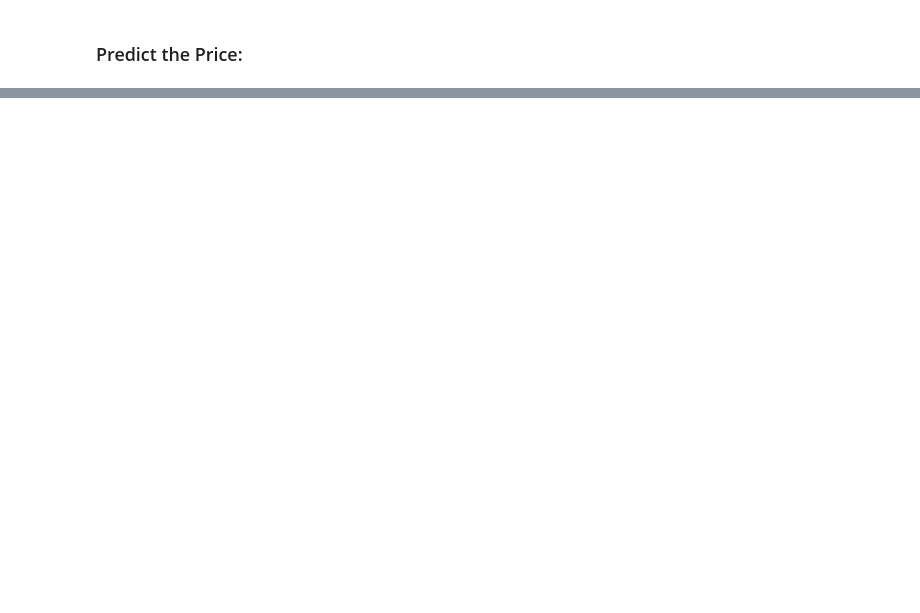
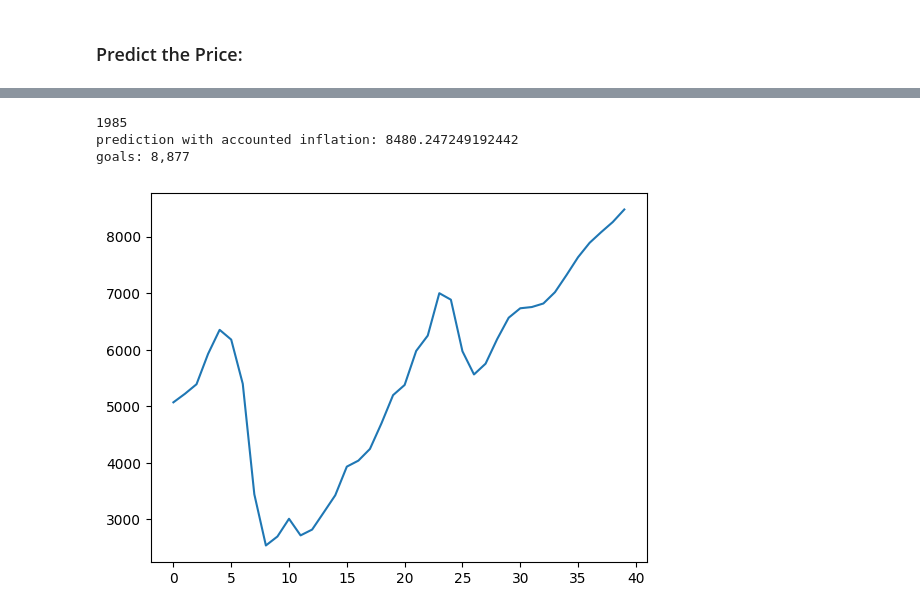
Before and after one commit to JensH-2157843/AML_Project, a Jupyter notebook: src/neural_networks/Price_prediction.ipynb, the cells around one changed output, grey strips where cells are left out. Saved outputs shown, nothing was run; the diff lists cells and outputs as text; code cells hidden in the pictures; blank space fills up the shorter version.

Commit message:
price prediction function written

```diff
--- a/src/neural_networks/Price_prediction.ipynb
+++ b/src/neural_networks/Price_prediction.ipynb
@@ -68,2 +213,11 @@ class LSTMModel(nn.Module):
 # %% [markdown]
 ### Predict the Price:
+# %%
+def toTensorPred(dataset, seq_length=3):
+    if len(dataset) < seq_length:
+        return False
+
+    scaler = MinMaxScaler()
+    scaled = scaler.fit_transform(np.array(dataset).reshape(-1,1)).flatten()
+
+    return scaled[-seq_length:], scaler
@@ -69,0 +228,33 @@ class LSTMModel(nn.Module):
+# %%
+def inflation_value(i):
+    return math.pow((1+0.03), i)
+
+def predict_end_year(input_sequence,start_year, end_year):
+    start_year_a = start_year + len(input_sequence) - 1
+    inp_seq, sc = toTensorPred(input_sequence)
+
+    values = []
+
+    for i in range(end_year - start_year_a):
+        inp = torch.tensor(inp_seq, dtype=torch.float32).unsqueeze(0).unsqueeze(-1).to(device)
+        with torch.no_grad():
+            pred = model(inp)
+        pred_value = pred.item()
+        inf = inflation_value(i)
+        values.append(sc.inverse_transform([[pred_value]])[0][0] * inf)
+        inp_seq = np.append(inp_seq[1:],pred_value)
+
+    return values
+
+test = predict_end_year(Countries["Finland"][0],Countries["Finland"][1],2024)
+# %%
+print(Countries["Finland"][1])
+print("prediction with accounted inflation: " + str(test[-1]))
+print("goals: 8,877")
+plt.plot(Countries["Finland"][0] + test)
+plt.show()
+# %% [output]
+1985
+prediction with accounted inflation: 8480.247249192442
+goals: 8,877
+[figure, added]
```
Also changed, not shown: parts of 10 cells of this notebook.
